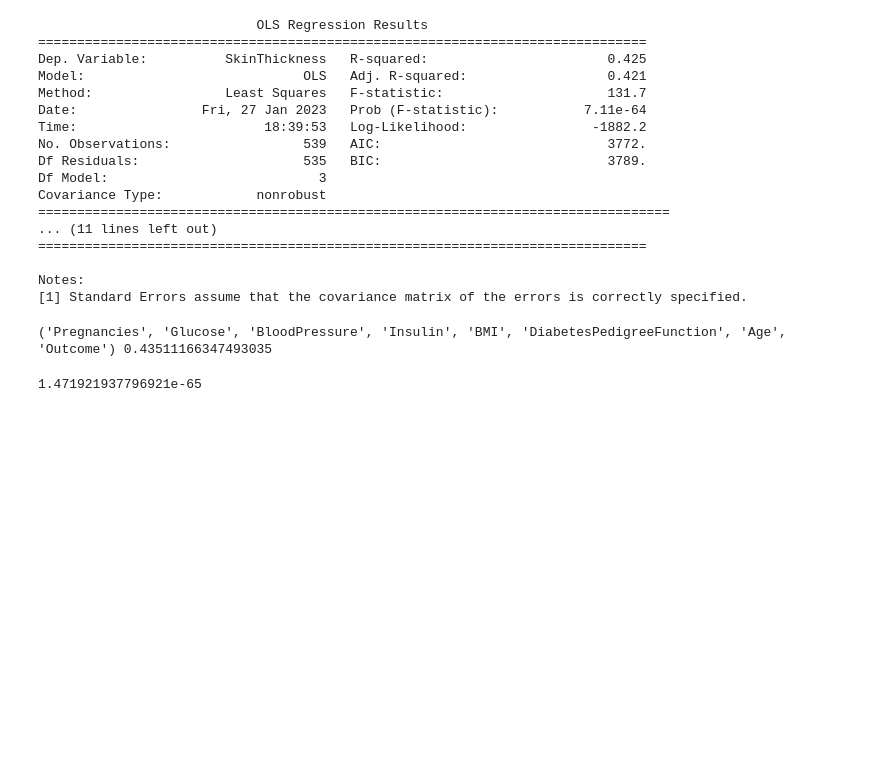
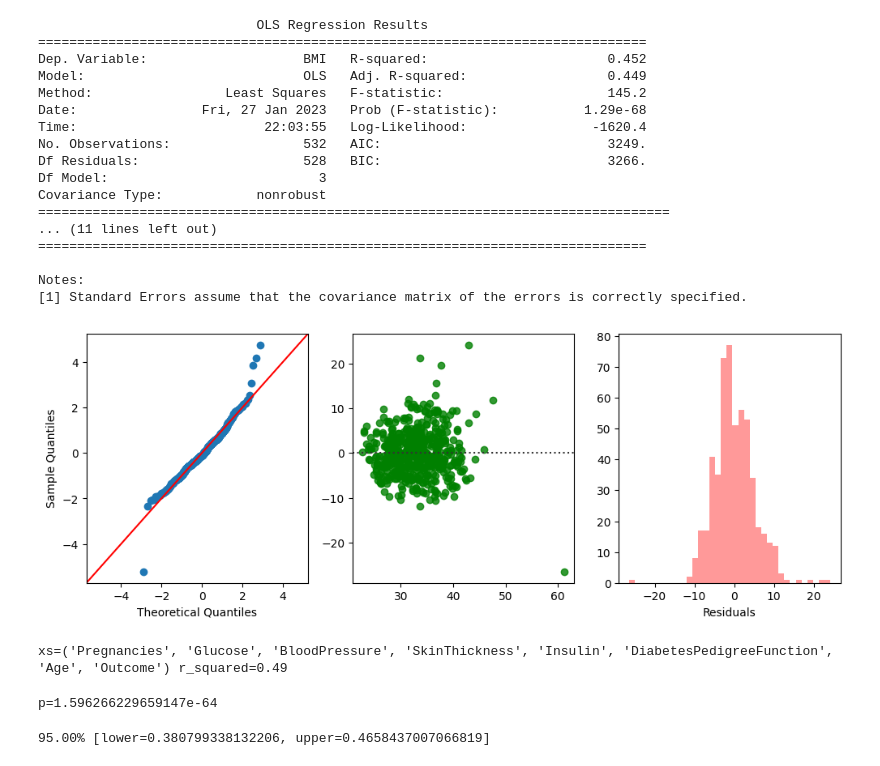
Before and after one commit to 000alen/minerva-cs, a Jupyter notebook: cs51-correlation-and-regression/Alen.ipynb, the cells around one changed output. Drawn from its saved outputs; the diff is of its cells as text; code cells hidden in the pictures; blank space fills up the shorter version.

```diff
--- a/cs51-correlation-and-regression/Alen.ipynb
+++ b/cs51-correlation-and-regression/Alen.ipynb
@@ -149,6 +184,8 @@ def multiple_regression(
     plot_name: Optional[str] = None,
     summary: bool = False,
 ) -> tuple[float, float, list[float]]:
+    """Performs a multiple regression on the given Series and returns the R^2, b_0, and b_1."""
+
     x = statsmodels.add_constant(x)
     model = statsmodels.OLS(y, x)
     results = model.fit()
@@ -160,59 +197,65 @@ def multiple_regression(
     r_squared = results.rsquared
     b_0, *b = results.params
 
     y_hat = results.predict()
 
     if plot:
-        fig, (ax1, ax2) = plt.subplots(ncols=2, figsize=(12, 4))
+        fig, (ax1, ax2, ax3) = plt.subplots(ncols=3, figsize=(12, 4))
 
-        # ax1: residual
-        residuals_plot = sns.residplot(x=y_hat, y=residuals, color="green", ax=ax1)
+        # ax1: qq
+        statsmodels.qqplot(residuals, fit=True, line="45", ax=ax1)
         ax1.set(
-            xlabel="Fitted values for y",
-            ylabel="Residuals",
-            title="Residuals vs Fitted values",
+            # xlabel="Theoretical Quantiles",
+            # ylabel="Sample Quantiles",
+            # title='Normal Probability ("QQ") Plot for Residuals',
         )
 
-        # ax2: qq
-        qq_plot = statsmodels.qqplot(residuals, fit=True, line="45", ax=ax2)
+        # ax2: residual
+        sns.residplot(x=y_hat, y=residuals, color="green", ax=ax2)
         ax2.set(
-            xlabel="Theoretical Quantiles",
-            ylabel="Sample Quantiles",
-            title='Normal Probability ("QQ") Plot for Residuals',
+            # xlabel="Fitted values for y",
+            # ylabel="Residuals",
+            # title="Residuals vs Fitted values",
         )
+
+        # ax3: histogram
+        sns.distplot(residuals, kde=False, axlabel="Residuals", color="red", ax=ax3)
+        ax3.set()
 
         plt.savefig(get_figure_filename(plot_name or "multiple-regression"), dpi=600)
         plt.show()
 
     return r_squared, b_0, b
 
 
-# r_squared, b_0, b = multiple_regression(df[Xs], df[Y], plot=True)
-r_squared, b_0, b = multiple_regression(df[Xs], df[Y], summary=True)
+r_squared, b_0, b = multiple_regression(df[Xs], df[Y], plot=True, summary=True)
 # %% [output]
                             OLS Regression Results
 ==============================================================================
-Dep. Variable:          SkinThickness   R-squared:                       0.425
-Model:                            OLS   Adj. R-squared:                  0.421
-Method:                 Least Squares   F-statistic:                     131.7
-Date:                Fri, 27 Jan 2023   Prob (F-statistic):           7.11e-64
-Time:                        18:39:53   Log-Likelihood:                -1882.2
-No. Observations:                 539   AIC:                             3772.
-Df Residuals:                     535   BIC:                             3789.
+Dep. Variable:                    BMI   R-squared:                       0.452
+Model:                            OLS   Adj. R-squared:                  0.449
+Method:                 Least Squares   F-statistic:                     145.2
+Date:                Fri, 27 Jan 2023   Prob (F-statistic):           1.29e-68
+Time:                        22:03:55   Log-Likelihood:                -1620.4
+No. Observations:                 532   AIC:                             3249.
+Df Residuals:                     528   BIC:                             3266.
 Df Model:                           3
 Covariance Type:            nonrobust
 =================================================================================
 ... (11 lines left out)
 ==============================================================================
 
 Notes:
 [1] Standard Errors assume that the covariance matrix of the errors is correctly specified.
+[figure, added]
 # %%
 def forward_selection(
     df: DataFrame,
     xs: list[str],
     y: str,
 ) -> tuple[list[str], float, float, list[float]]:
+    """Performs a forward selection on the given DataFrame and returns the best R^2, b_0, and b_1."""
+
     best_r_squared = 0
     best_xs = None
     best_b_0 = None
@@ -235,8 +278,8 @@ columns.remove(Y)
 
 xs, r_squared, b_0, b = forward_selection(df, columns, Y)
 
-print(xs, r_squared)
+print(f"{xs=}", f"{r_squared=:.2f}")
 # %% [output]
-('Pregnancies', 'Glucose', 'BloodPressure', 'Insulin', 'BMI', 'DiabetesPedigreeFunction', 'Age', 'Outcome') 0.43511166347493035
+xs=('Pregnancies', 'Glucose', 'BloodPressure', 'SkinThickness', 'Insulin', 'DiabetesPedigreeFunction', 'Age', 'Outcome') r_squared=0.49
 # %%
 def standard_error(x: Series, y: Series, r_squared: float, ddof=1) -> float:
@@ -246,33 +291,45 @@ def standard_error(x: Series, y: Series, r_squared: float, ddof=1) -> float:
     return (s_y / s_x) * np.sqrt((1 - r_squared) / (n - 2))
 # %%
 def p_value(x: Series, y: Series, beta_1: float, tails: int = 2) -> float:
+    """Calculates the p-value of the regression."""
+
     r_squared, b_0, b_1 = simple_regression(x, y)
     SE_b_1 = standard_error(x, y, r_squared)
 
     t = (b_1 - beta_1) / SE_b_1
-    p: float = stats.t.sf(np.abs(t), n - 2) * tails  # type: ignore
+    p: float = stats.t.sf(np.abs(t), len(x) - 2) * tails  # type: ignore
 
     return p
 
 
-p_value(
+p = p_value(
     df[X],
     df[Y],
     0,
     tails=2,
 )
+print(f"{p=}")
 # %% [output]
-1.471921937796921e-65
+p=1.596266229659147e-64
 # %%
 def confidence_interval(
     x: Series, y: Series, alpha: float = 0.05
 ) -> tuple[float, float]:
+    """Calculates the confidence interval of the regression."""
+
     r_squared, b_0, b_1 = simple_regression(x, y)
     SE_b_1 = standard_error(x, y, r_squared)
 
-    t: float = stats.t.ppf(1 - alpha / 2, n - 2)  # type: ignore
+    t: float = stats.t.ppf(1 - alpha / 2, len(x) - 2)  # type: ignore
 
     lower = b_1 - t * SE_b_1
     upper = b_1 + t * SE_b_1
 
     return lower, upper
+
+
+ALPHA = 0.05
+lower, upper = confidence_interval(df[X], df[Y], alpha=ALPHA)
+print(f"{(1-ALPHA)*100:.2f}% [{lower=}, {upper=}]")
+# %% [output]
+95.00% [lower=0.380799338132206, upper=0.4658437007066819]
```
Also changed, not shown: parts of 9 cells of this notebook, 18 other files.
